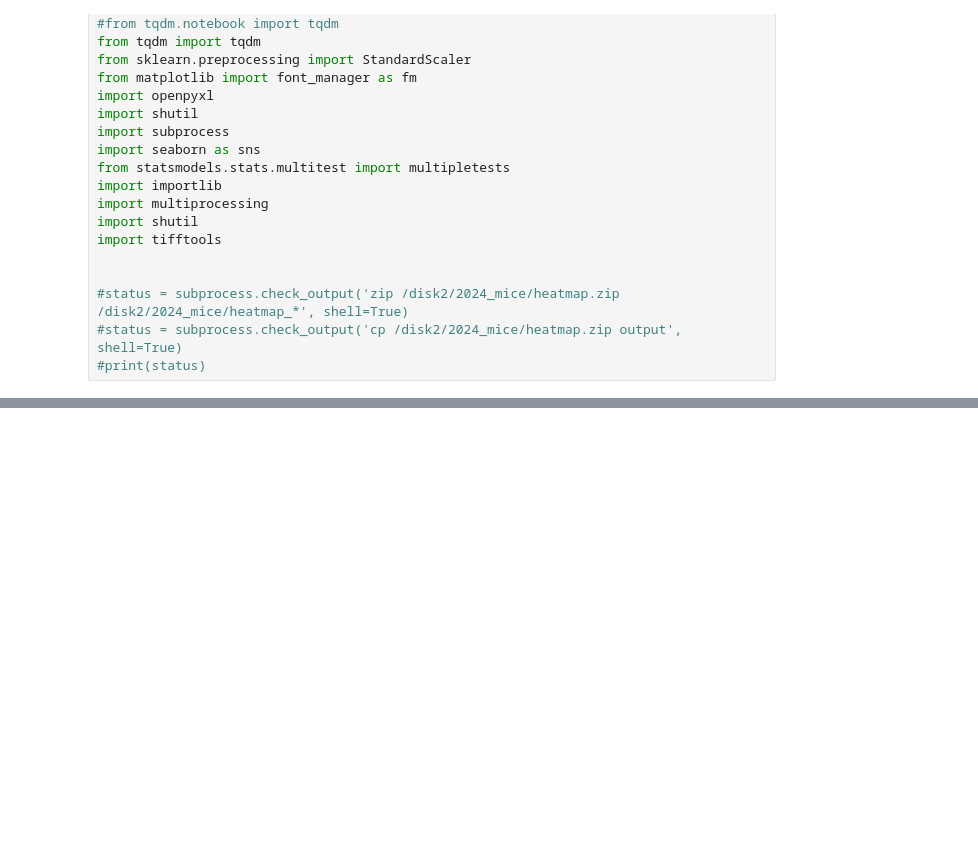
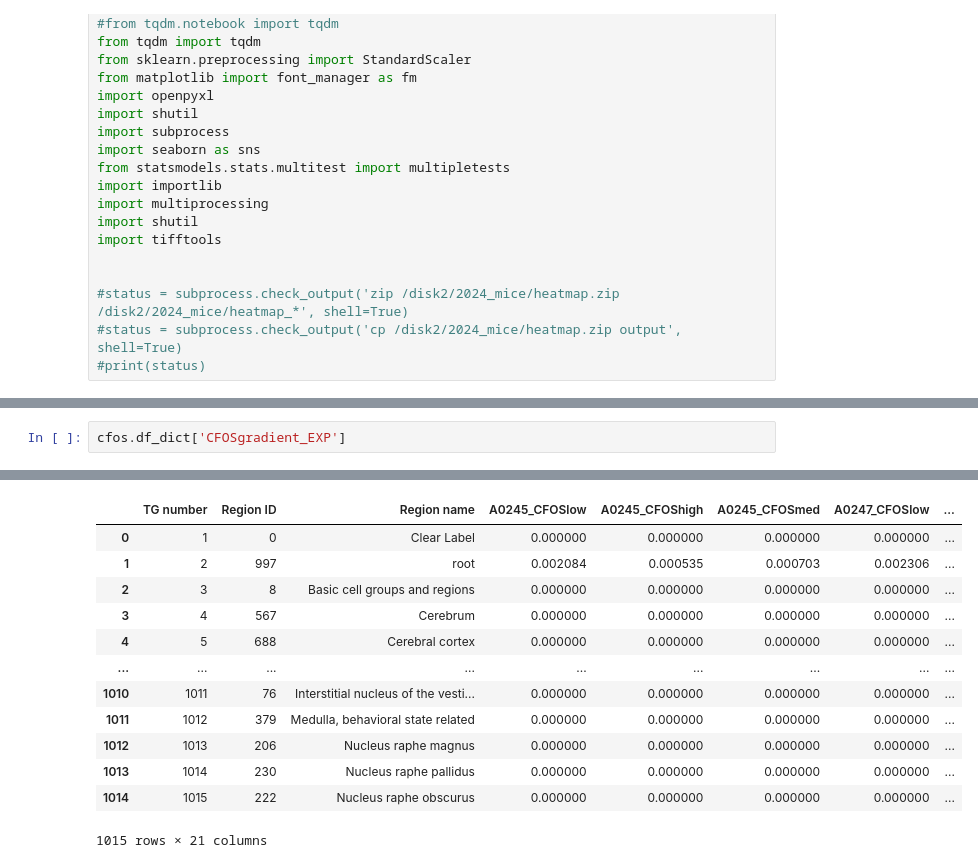
Before and after one commit to jhahncs/brain-slice-render, a Jupyter notebook: cfos/cfos_analysis.ipynb, the cells around one changed output, grey strips where cells are left out. Drawn from its saved outputs; the diff is of its cells as text; blank space fills up the shorter version.

```diff
--- a/cfos/cfos_analysis.ipynb
+++ b/cfos/cfos_analysis.ipynb
@@ -79 +80,4 @@ print(cfos.validation_report())
 {'TG number consistent check': 'Valid'}
+# %%
+cfos.df_dict['CFOSgradient_EXP']
+# %% [output]
@@ -80,3 +85,16 @@ print(cfos.validation_report())
+|  | TG number | Region ID | Region name | A0245_CFOSlow | A0245_CFOShigh | A0245_CFOSmed | A0247_CFOSlow | ... |
+| 0 | 1 | 0 | Clear Label | 0.000000 | 0.000000 | 0.000000 | 0.000000 | ... |
+| 1 | 2 | 997 | root | 0.002084 | 0.000535 | 0.000703 | 0.002306 | ... |
+| 2 | 3 | 8 | Basic cell groups and regions | 0.000000 | 0.000000 | 0.000000 | 0.000000 | ... |
+| 3 | 4 | 567 | Cerebrum | 0.000000 | 0.000000 | 0.000000 | 0.000000 | ... |
+| 4 | 5 | 688 | Cerebral cortex | 0.000000 | 0.000000 | 0.000000 | 0.000000 | ... |
+| ... | ... | ... | ... | ... | ... | ... | ... | ... |
+| 1010 | 1011 | 76 | Interstitial nucleus of the vesti... | 0.000000 | 0.000000 | 0.000000 | 0.000000 | ... |
+| 1011 | 1012 | 379 | Medulla, behavioral state related | 0.000000 | 0.000000 | 0.000000 | 0.000000 | ... |
+| 1012 | 1013 | 206 | Nucleus raphe magnus | 0.000000 | 0.000000 | 0.000000 | 0.000000 | ... |
+| 1013 | 1014 | 230 | Nucleus raphe pallidus | 0.000000 | 0.000000 | 0.000000 | 0.000000 | ... |
+| 1014 | 1015 | 222 | Nucleus raphe obscurus | 0.000000 | 0.000000 | 0.000000 | 0.000000 | ... |
+1015 rows × 21 columns
 # %%
 import cfos_brainheatmap
 importlib.reload(cfos_brainheatmap)
```
Also changed, not shown: parts of 6 cells of this notebook, 4 other files.
